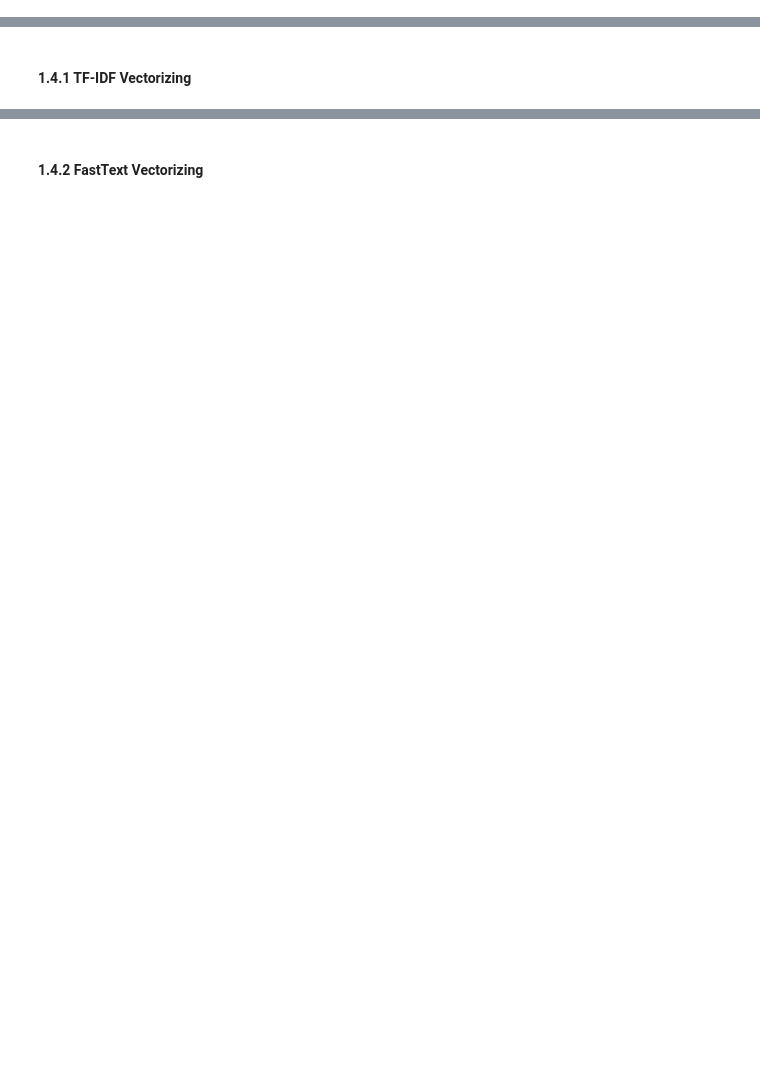
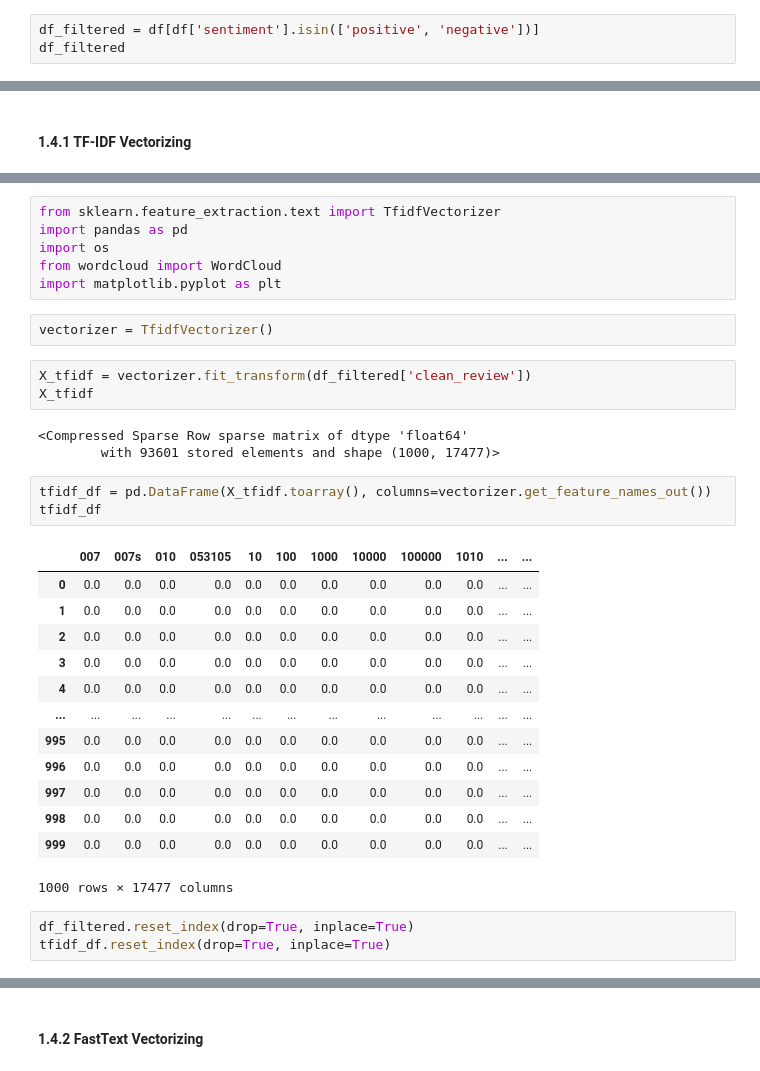
Before and after one commit to Aflinxh/analysis-sentiment-movie-review, a Jupyter notebook: main.ipynb, the cells around one changed output, grey strips where cells are left out. Cells and saved outputs as stored; diff of their text form; blank space fills up the shorter version.

```diff
--- a/main.ipynb
+++ b/main.ipynb
@@ -314,0 +308,3 @@ df.sample(10)
+# %%
+df_filtered = df[df['sentiment'].isin(['positive', 'negative'])]
+df_filtered
@@ -420,0 +327,34 @@ plt.show()
+# %%
+from sklearn.feature_extraction.text import TfidfVectorizer
+import pandas as pd
+import os
+from wordcloud import WordCloud
+import matplotlib.pyplot as plt
+# %%
+vectorizer = TfidfVectorizer()
+# %%
+X_tfidf = vectorizer.fit_transform(df_filtered['clean_review'])
+X_tfidf
+# %% [output]
+<Compressed Sparse Row sparse matrix of dtype 'float64'
+        with 93601 stored elements and shape (1000, 17477)>
+# %%
+tfidf_df = pd.DataFrame(X_tfidf.toarray(), columns=vectorizer.get_feature_names_out())
+tfidf_df
+# %% [output]
+|  | 007 | 007s | 010 | 053105 | 10 | 100 | 1000 | 10000 | 100000 | 1010 | ... | ... |
+| 0 | 0.0 | 0.0 | 0.0 | 0.0 | 0.0 | 0.0 | 0.0 | 0.0 | 0.0 | 0.0 | ... | ... |
+| 1 | 0.0 | 0.0 | 0.0 | 0.0 | 0.0 | 0.0 | 0.0 | 0.0 | 0.0 | 0.0 | ... | ... |
+| 2 | 0.0 | 0.0 | 0.0 | 0.0 | 0.0 | 0.0 | 0.0 | 0.0 | 0.0 | 0.0 | ... | ... |
+| 3 | 0.0 | 0.0 | 0.0 | 0.0 | 0.0 | 0.0 | 0.0 | 0.0 | 0.0 | 0.0 | ... | ... |
+| 4 | 0.0 | 0.0 | 0.0 | 0.0 | 0.0 | 0.0 | 0.0 | 0.0 | 0.0 | 0.0 | ... | ... |
+| ... | ... | ... | ... | ... | ... | ... | ... | ... | ... | ... | ... | ... |
+| 995 | 0.0 | 0.0 | 0.0 | 0.0 | 0.0 | 0.0 | 0.0 | 0.0 | 0.0 | 0.0 | ... | ... |
+| 996 | 0.0 | 0.0 | 0.0 | 0.0 | 0.0 | 0.0 | 0.0 | 0.0 | 0.0 | 0.0 | ... | ... |
+| 997 | 0.0 | 0.0 | 0.0 | 0.0 | 0.0 | 0.0 | 0.0 | 0.0 | 0.0 | 0.0 | ... | ... |
+| 998 | 0.0 | 0.0 | 0.0 | 0.0 | 0.0 | 0.0 | 0.0 | 0.0 | 0.0 | 0.0 | ... | ... |
+| 999 | 0.0 | 0.0 | 0.0 | 0.0 | 0.0 | 0.0 | 0.0 | 0.0 | 0.0 | 0.0 | ... | ... |
+1000 rows × 17477 columns
+# %%
+df_filtered.reset_index(drop=True, inplace=True)
+tfidf_df.reset_index(drop=True, inplace=True)
```
Also changed, not shown: parts of 44 cells of this notebook, 2 other files.
